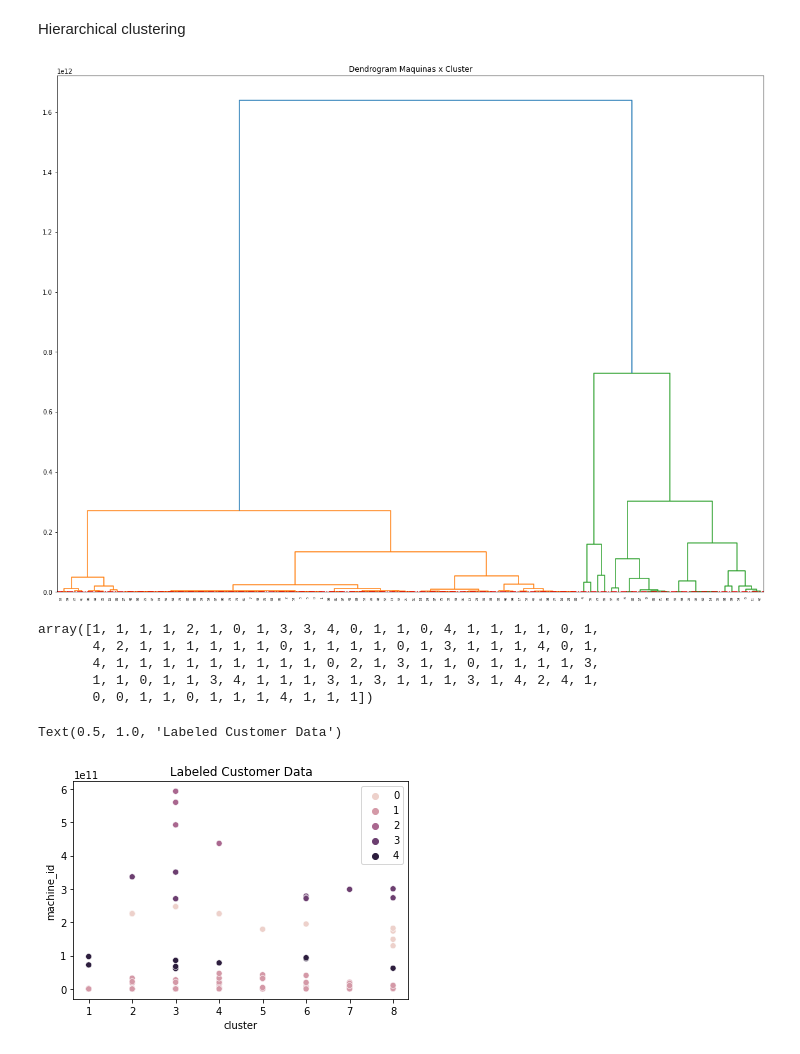
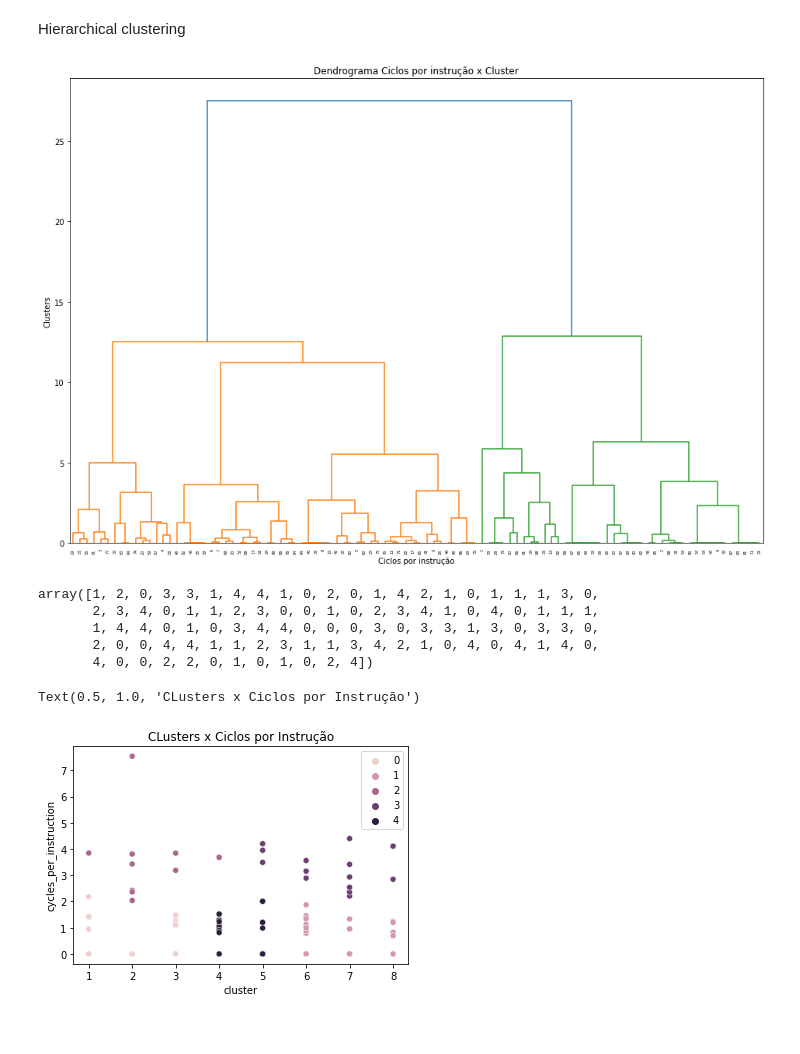
Before and after one commit to RodrigoAB93/Trabalho_AM_Nao_Supervisionado, a Jupyter notebook: Trabalho_Aprendizado_de_maquina_não_supervisionado.ipynb, the cells around one changed output. Cells and saved outputs as stored; diff of their text form; code cells hidden in the pictures.

```diff
--- a/Trabalho_Aprendizado_de_maquina_não_supervisionado.ipynb
+++ b/Trabalho_Aprendizado_de_maquina_não_supervisionado.ipynb
@@ -87,7 +87,7 @@ data.head(10)
 10 rows × 34 columns
 # %%
 #Eliminando colunas desnecessarias
-data = data.drop(columns=['Unnamed: 0','time', 'instance_events_type', 'resource_request', 'average_usage','cpu_usage_distribution', 'tail_cpu_usage_distribution','collection_id','scheduling_class', 'collection_type', 'priority','alloc_collection_id', 'instance_index', 'constraint', 'collections_events_type', 'user',
+data = data.drop(columns=['Unnamed: 0','time', 'instance_events_type','sample_rate', 'resource_request', 'average_usage','cpu_usage_distribution', 'tail_cpu_usage_distribution','collection_id','scheduling_class', 'collection_type', 'priority','alloc_collection_id', 'instance_index', 'constraint', 'collections_events_type', 'user',
        'collection_name', 'collection_logical_name','start_after_collection_ids', 'vertical_scaling', 'scheduler','start_time', 'end_time', 'maximum_usage','random_sample_usage', 'assigned_memory', 'page_cache_memory', 'memory_accesses_per_instruction', 'failed'])
 # %%
 # Colunas que restaram no dataset
@@ -347,35 +385,36 @@ Pass the following variables as keyword args: x, y. From version 0.12, the only
 # %% [markdown]
 Hierarchical clustering
 # %%
-plt.figure(figsize=(20,15))
-plt.title("Dendrogram Maquinas x Cluster")
+plt.figure(figsize=(16,11))
+plt.title("Dendrograma Ciclos por instrução x Cluster")
 
-# Selecting Annual Income and Spending Scores by index
-selected_data = df.iloc[0:100,0:3:2]
-clusters = shc.linkage(selected_data,
+selected_data = df.iloc[0:100,1:3:]
+clusters = shc.linkage( selected_data,
+
             method='ward',
             metric="euclidean")
 shc.dendrogram(clusters)
-plt.axhline(y=1.0, color = 'r', linestyle = '-.')
+plt.ylabel('Clusters')
+plt.xlabel('Ciclos por instrução')
 plt.show()
 # %% [output]
-[figure, old version]
+[figure, new version]
 # %%
 clustering_model = AgglomerativeClustering(n_clusters=5, affinity='euclidean', linkage='ward')
 clustering_model.fit(selected_data)
 clustering_model.labels_
 # %% [output]
-array([1, 1, 1, 1, 2, 1, 0, 1, 3, 3, 4, 0, 1, 1, 0, 4, 1, 1, 1, 1, 0, 1,
-       4, 2, 1, 1, 1, 1, 1, 1, 0, 1, 1, 1, 1, 0, 1, 3, 1, 1, 1, 4, 0, 1,
-       4, 1, 1, 1, 1, 1, 1, 1, 1, 1, 0, 2, 1, 3, 1, 1, 0, 1, 1, 1, 1, 3,
-       1, 1, 0, 1, 1, 3, 4, 1, 1, 1, 3, 1, 3, 1, 1, 1, 3, 1, 4, 2, 4, 1,
-       0, 0, 1, 1, 0, 1, 1, 1, 4, 1, 1, 1])
+array([1, 2, 0, 3, 3, 1, 4, 4, 1, 0, 2, 0, 1, 4, 2, 1, 0, 1, 1, 1, 3, 0,
+       2, 3, 4, 0, 1, 1, 2, 3, 0, 0, 1, 0, 2, 3, 4, 1, 0, 4, 0, 1, 1, 1,
+       1, 4, 4, 0, 1, 0, 3, 4, 4, 0, 0, 0, 3, 0, 3, 3, 1, 3, 0, 3, 3, 0,
+       2, 0, 0, 4, 4, 1, 1, 2, 3, 1, 1, 3, 4, 2, 1, 0, 4, 0, 4, 1, 4, 0,
+       4, 0, 0, 2, 2, 0, 1, 0, 1, 0, 2, 4])
 # %%
 data_labels = clustering_model.labels_
 sns.scatterplot(x='cluster',
-                y='machine_id',
+                y='cycles_per_instruction',
                 data=selected_data,
-                hue=data_labels).set_title('Labeled Customer Data')
+                hue=data_labels).set_title('Clusters x Ciclos por Instrução')
 # %% [output]
-Text(0.5, 1.0, 'Labeled Customer Data')
+Text(0.5, 1.0, 'CLusters x Ciclos por Instrução')
-[figure, old version]
+[figure, new version]
```
Also changed, not shown: parts of 22 cells of this notebook.
